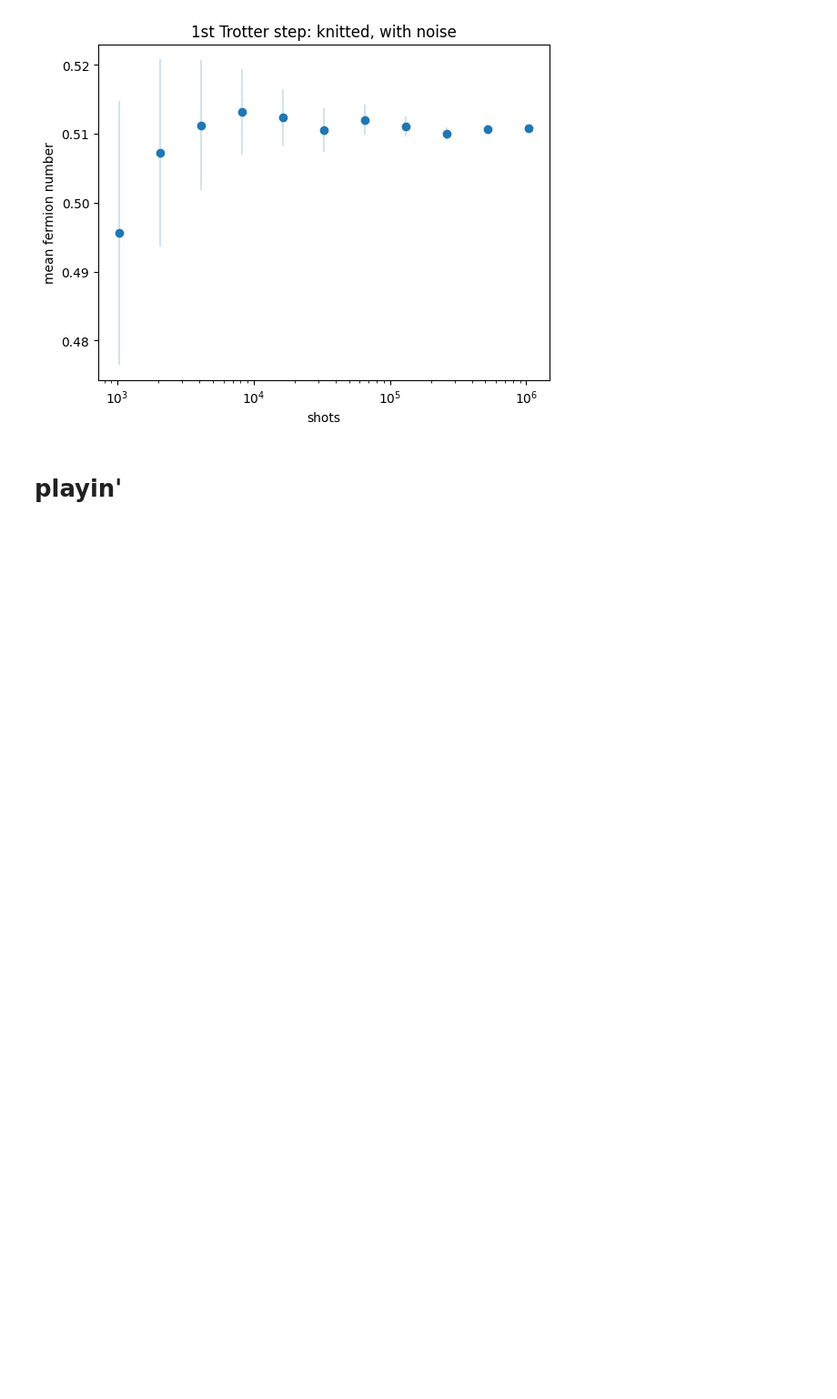
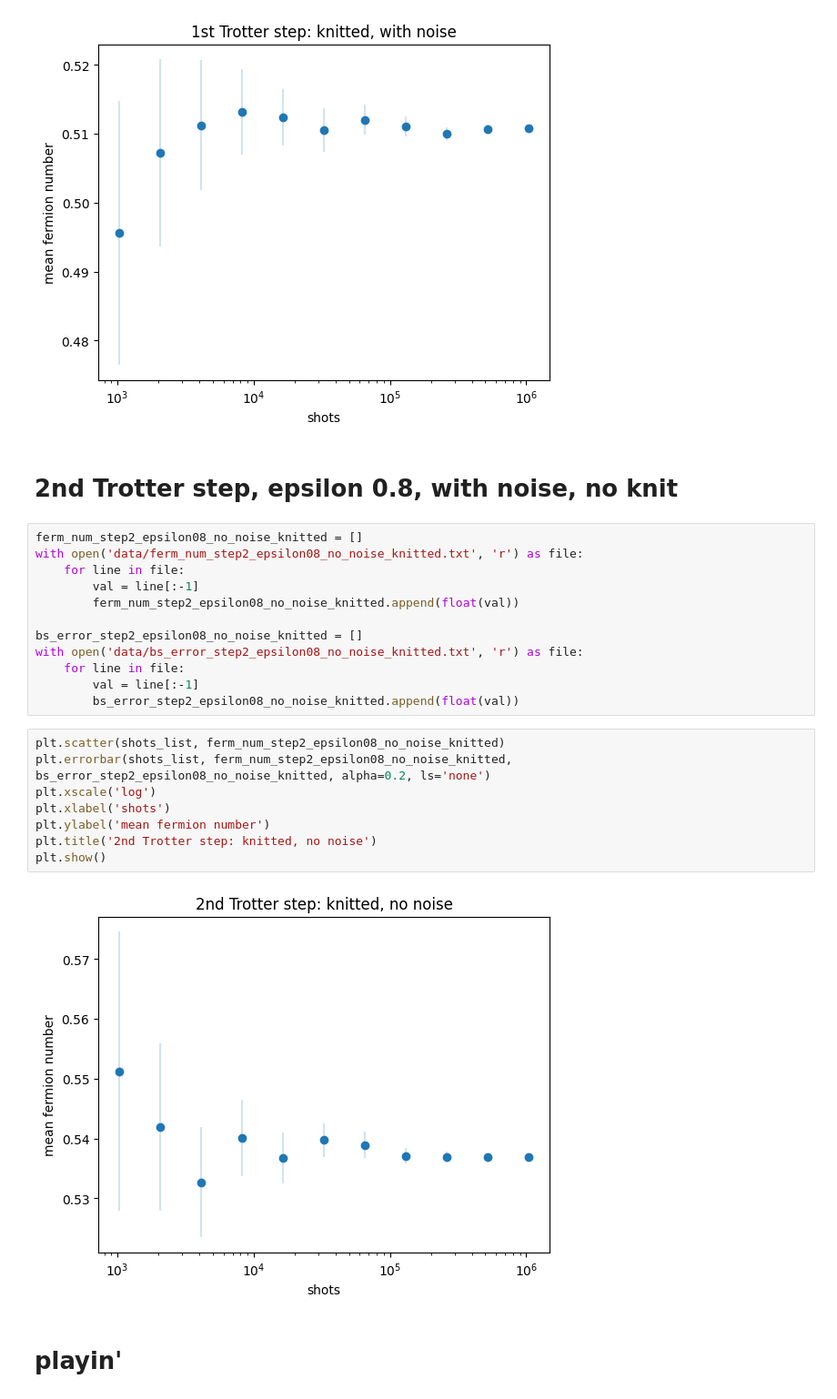
Before and after one commit to petergerrit/circuit_knitting, a Jupyter notebook: plots.ipynb, the cells around one changed output. Shown at 91% size. Cells and saved outputs as stored; diff of their text form; blank space fills up the shorter version.

Commit message:
process step2, no noise data; prepare to run step2, with noise

```diff
--- a/plots.ipynb
+++ b/plots.ipynb
@@ -100,6 +100,30 @@ plt.title('1st Trotter step: knitted, with noise')
 plt.show()
 # %% [output]
 [figure]
+# %% [markdown]
+# 2nd Trotter step, epsilon 0.8, with noise, no knit
+# %%
+ferm_num_step2_epsilon08_no_noise_knitted = []
+with open('data/ferm_num_step2_epsilon08_no_noise_knitted.txt', 'r') as file:
+    for line in file:
+        val = line[:-1]
+        ferm_num_step2_epsilon08_no_noise_knitted.append(float(val))
+
+bs_error_step2_epsilon08_no_noise_knitted = []
+with open('data/bs_error_step2_epsilon08_no_noise_knitted.txt', 'r') as file:
+    for line in file:
+        val = line[:-1]
+        bs_error_step2_epsilon08_no_noise_knitted.append(float(val))
+# %%
+plt.scatter(shots_list, ferm_num_step2_epsilon08_no_noise_knitted)
+plt.errorbar(shots_list, ferm_num_step2_epsilon08_no_noise_knitted, bs_error_step2_epsilon08_no_noise_knitted, alpha=0.2, ls='none')
+plt.xscale('log')
+plt.xlabel('shots')
+plt.ylabel('mean fermion number')
+plt.title('2nd Trotter step: knitted, no noise')
+plt.show()
+# %% [output]
+[figure, added]
 # %% [markdown]
 # playin'
 # %%
```
Also changed, not shown: 5 other files.
